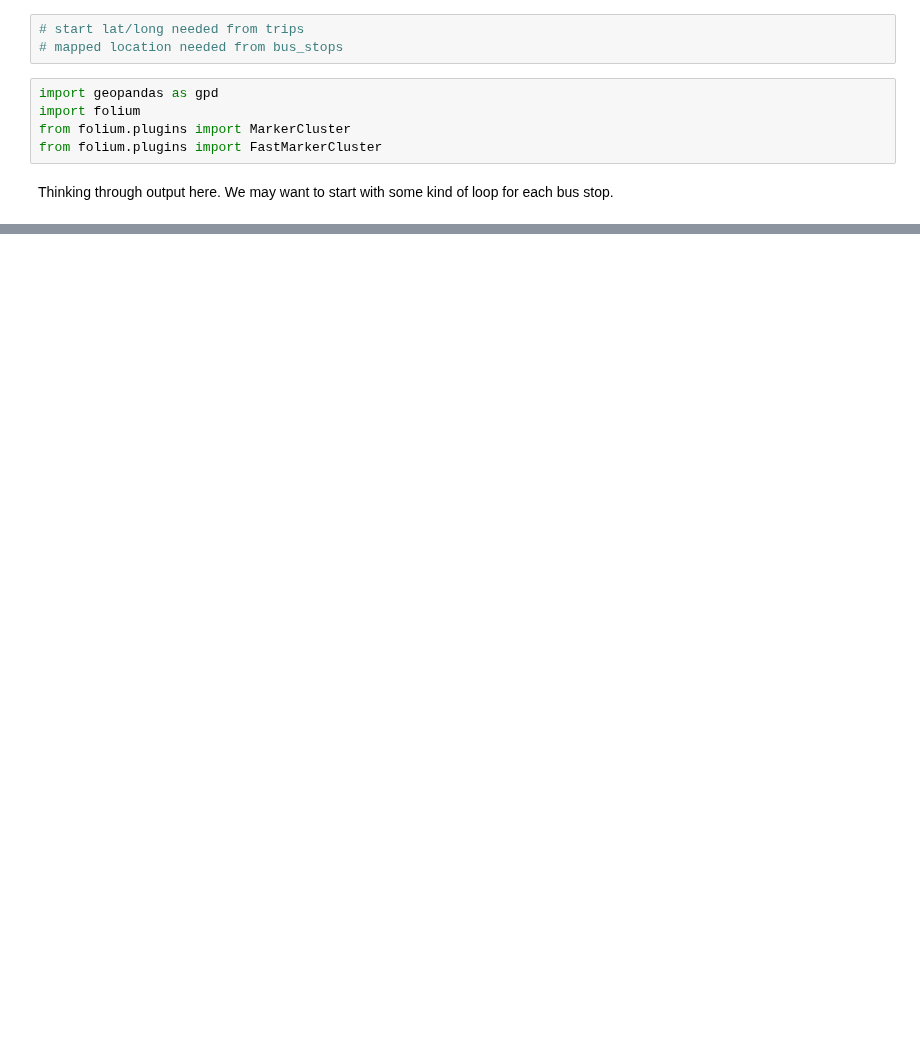
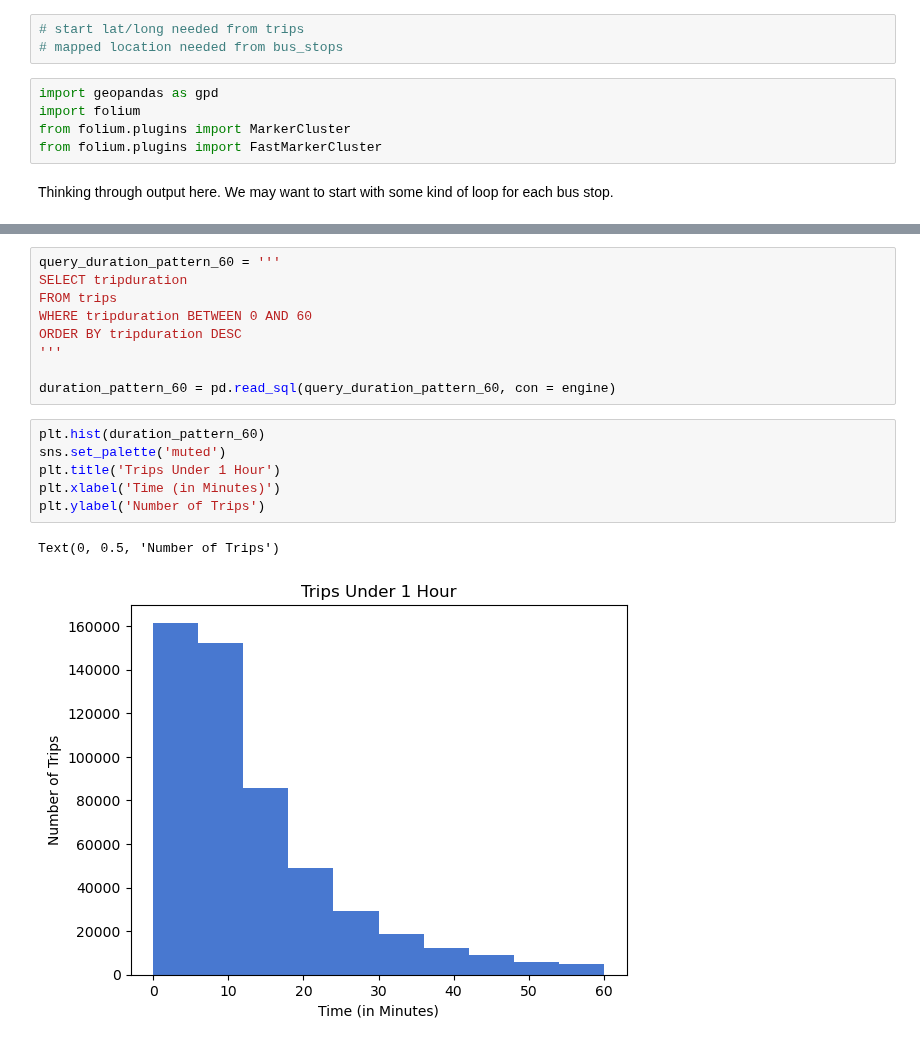
Before and after one commit to NSS-Data-Analytics-Cohort-10/scooters-group-2, a Jupyter notebook: notebooks/scooters_notebook.ipynb, the cells around one changed output, grey strips where cells are left out. Cells and saved outputs as stored; diff of their text form; blank space fills up the shorter version.

```diff
--- a/notebooks/scooters_notebook.ipynb
+++ b/notebooks/scooters_notebook.ipynb
@@ -702,0 +742,18 @@ We may want to start with some kind of loop for each bus stop.
+# %%
+query_duration_pattern_60 = '''
+SELECT tripduration
+FROM trips
+WHERE tripduration BETWEEN 0 AND 60
+ORDER BY tripduration DESC
+'''
+
+duration_pattern_60 = pd.read_sql(query_duration_pattern_60, con = engine)
+# %%
+plt.hist(duration_pattern_60)
+sns.set_palette('muted')
+plt.title('Trips Under 1 Hour')
+plt.xlabel('Time (in Minutes)')
+plt.ylabel('Number of Trips')
+# %% [output]
+Text(0, 0.5, 'Number of Trips')
+[figure, added]
```
Also changed, not shown: parts of 13 cells of this notebook.
